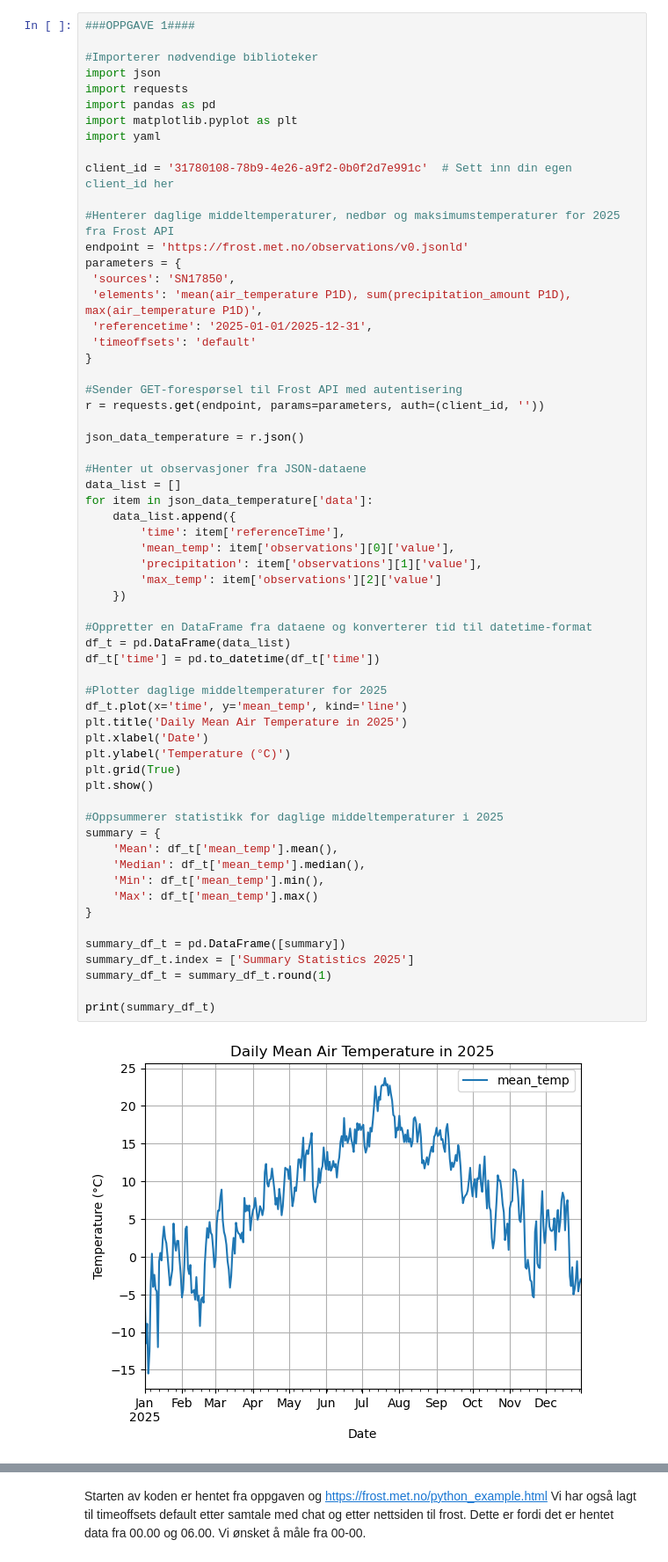
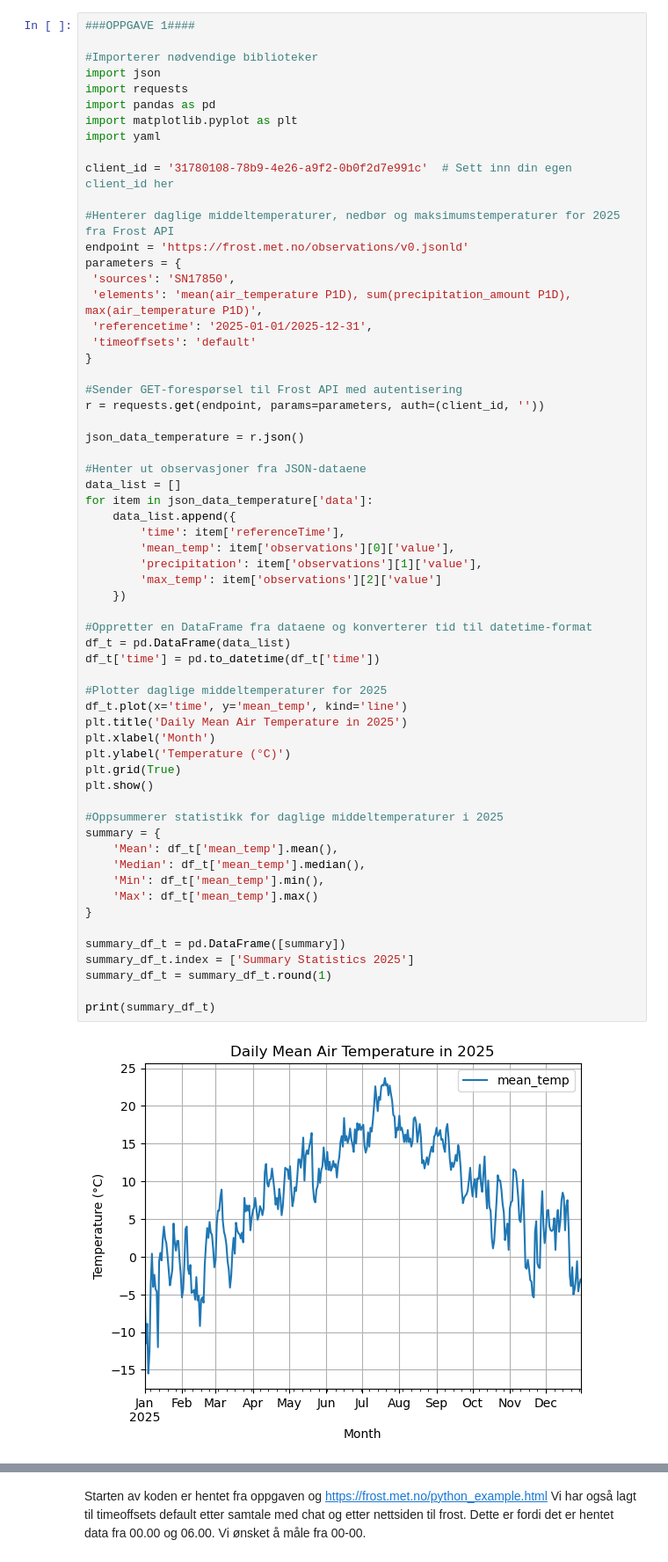
Before and after one commit to celinehicks/Git-deliverable, a Jupyter notebook: week42.ipynb, the cells around one changed output, grey strips where cells are left out. Shown at 88% size. Cells and saved outputs as stored; diff of their text form.

Commit message:
month

```diff
--- a/week42.ipynb
+++ b/week42.ipynb
@@ -32,35 +32,35 @@ for item in json_data_temperature['data']:
         'mean_temp': item['observations'][0]['value'],
         'precipitation': item['observations'][1]['value'],
         'max_temp': item['observations'][2]['value']
     })
 
 #Oppretter en DataFrame fra dataene og konverterer tid til datetime-format
 df_t = pd.DataFrame(data_list)
 df_t['time'] = pd.to_datetime(df_t['time'])
 
 #Plotter daglige middeltemperaturer for 2025
 df_t.plot(x='time', y='mean_temp', kind='line')
 plt.title('Daily Mean Air Temperature in 2025')
-plt.xlabel('Date')
+plt.xlabel('Month')
 plt.ylabel('Temperature (°C)')
 plt.grid(True)
 plt.show()
 
 #Oppsummerer statistikk for daglige middeltemperaturer i 2025
 summary = {
     'Mean': df_t['mean_temp'].mean(),
     'Median': df_t['mean_temp'].median(),
     'Min': df_t['mean_temp'].min(),
     'Max': df_t['mean_temp'].max()
 }
 
 summary_df_t = pd.DataFrame([summary])
 summary_df_t.index = ['Summary Statistics 2025']
 summary_df_t = summary_df_t.round(1)
 
 print(summary_df_t)
 # %% [output]
-[figure, old version]
+[figure, new version]
                          Mean  Median   Min   Max
 Summary Statistics 2025   7.9     8.4 -15.5  23.7
 # %% [markdown]
```
Also changed, not shown: parts of 2 cells of this notebook.
